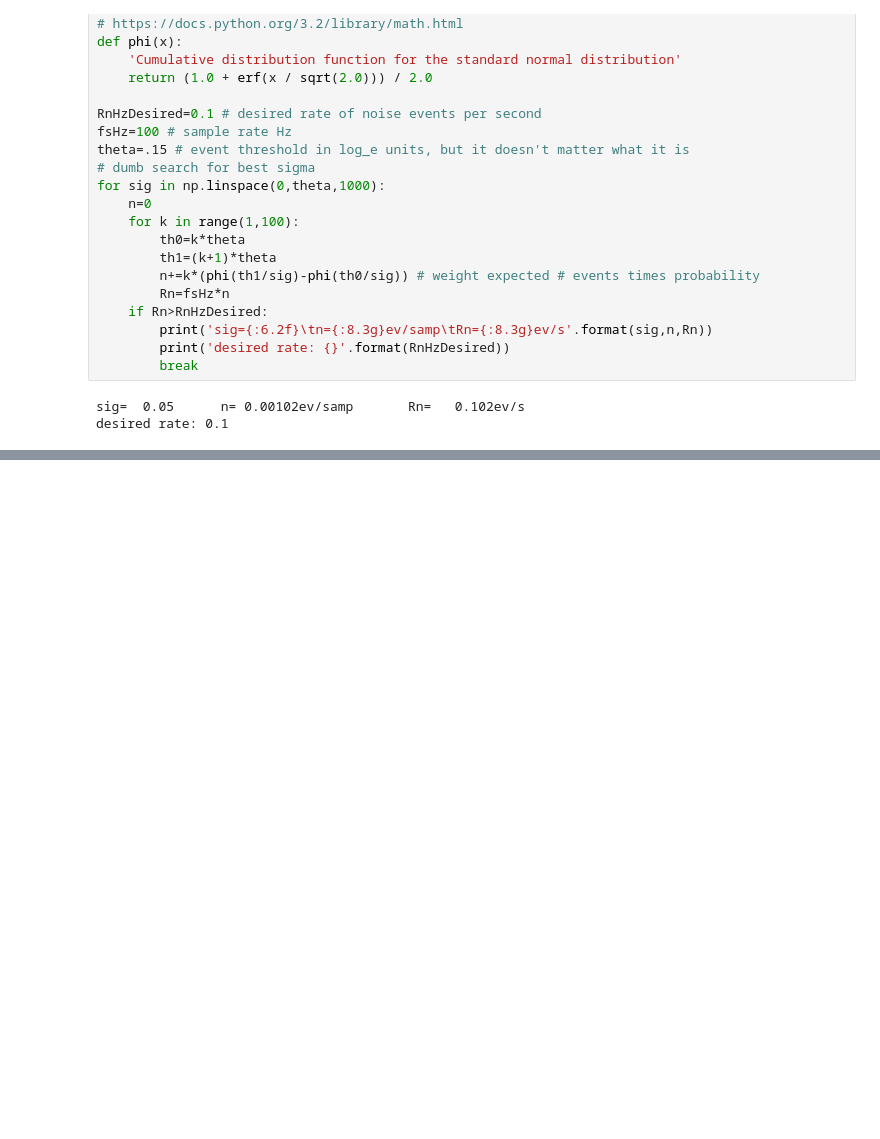
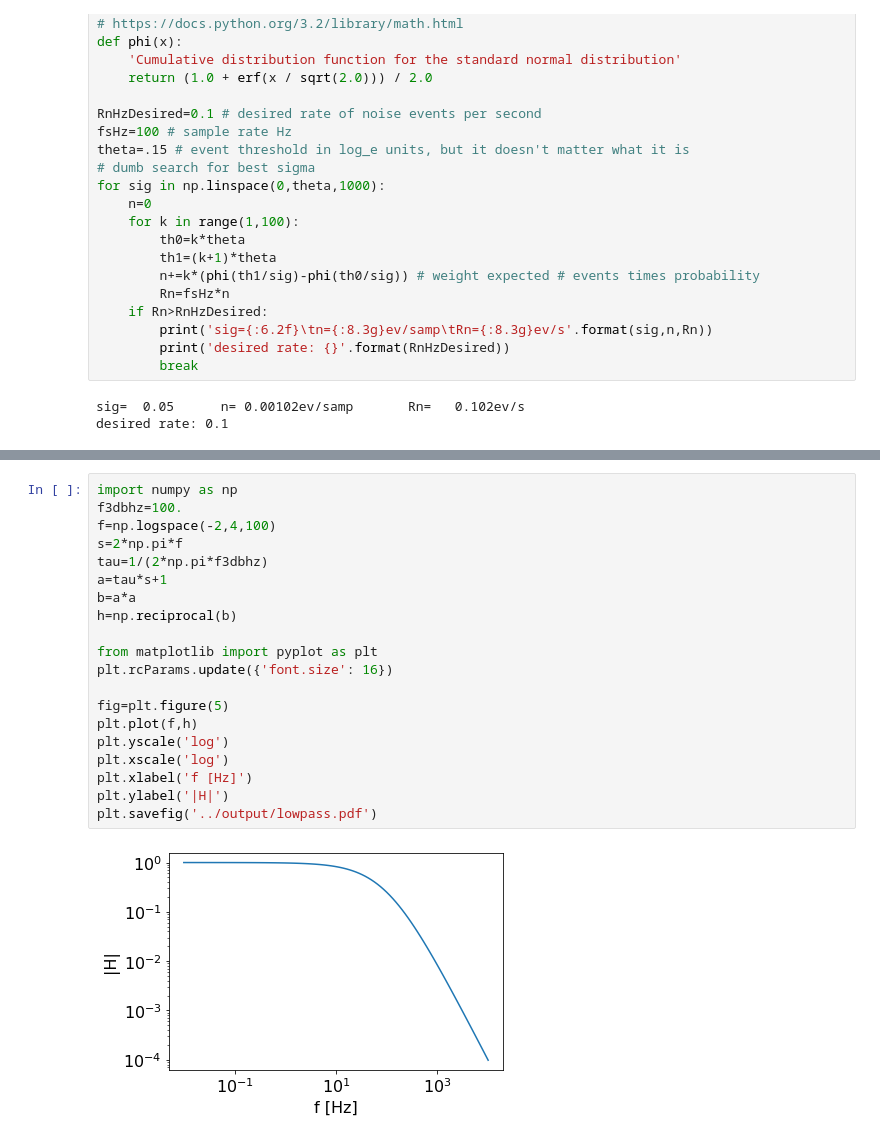
Before and after one commit to SensorsINI/v2e, a Jupyter notebook: src/computations_and_graphs.ipynb, the cells around one changed output, grey strips where cells are left out. Cells and saved outputs as stored; diff of their text form; blank space fills up the shorter version.

```diff
--- a/src/computations_and_graphs.ipynb
+++ b/src/computations_and_graphs.ipynb
@@ -69,0 +77,22 @@ desired rate: 0.1
+# %%
+import numpy as np
+f3dbhz=100.
+f=np.logspace(-2,4,100)
+s=2*np.pi*f
+tau=1/(2*np.pi*f3dbhz)
+a=tau*s+1
+b=a*a
+h=np.reciprocal(b)
+
+from matplotlib import pyplot as plt
+plt.rcParams.update({'font.size': 16})
+
+fig=plt.figure(5)
+plt.plot(f,h)
+plt.yscale('log')
+plt.xscale('log')
+plt.xlabel('f [Hz]')
+plt.ylabel('|H|')
+plt.savefig('../output/lowpass.pdf')
+# %% [output]
+[figure, added]
```
Also changed, not shown: parts of 3 cells of this notebook, 8 other files.
